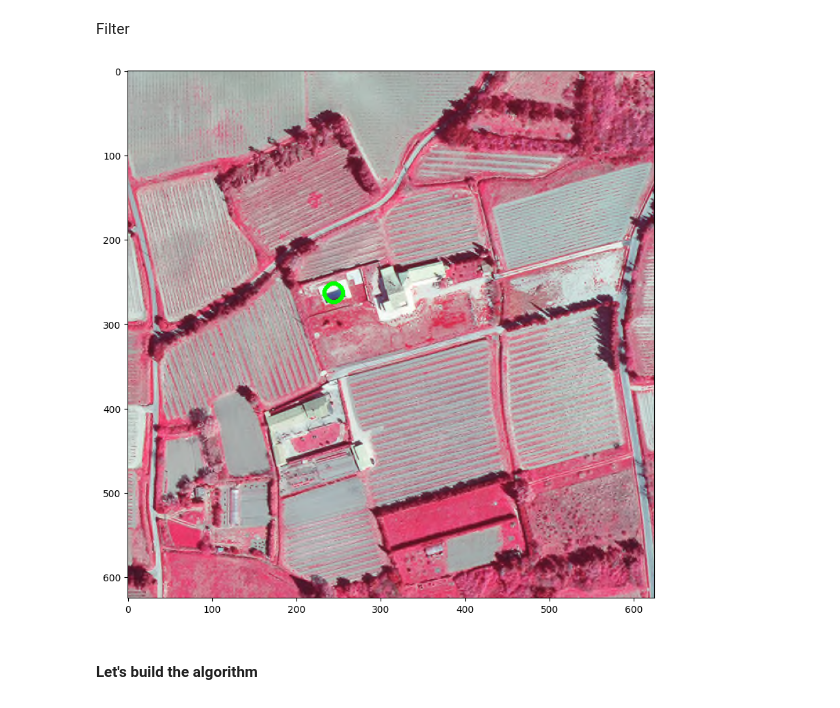
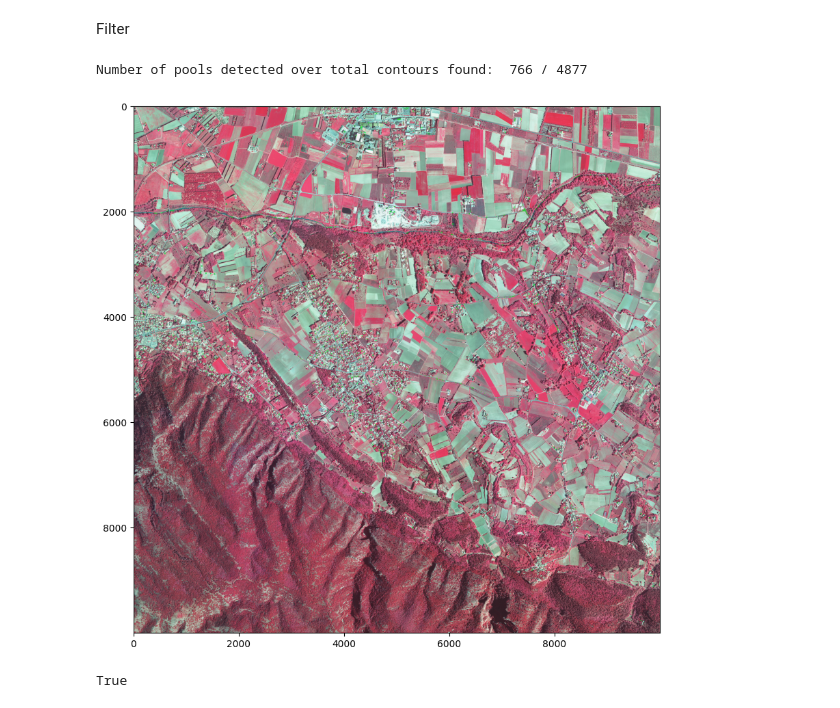
Before and after one commit to Coartix/PoolFinder, a Jupyter notebook: filter.ipynb, the cells around one changed output. Cells and saved outputs as stored; diff of their text form; code cells hidden in the pictures.

```diff
--- a/filter.ipynb
+++ b/filter.ipynb
@@ -21,2 +19,3 @@ Mounted at /content/drive
 # %%
-file_path = '/content/drive/My Drive/data'
+#file_path = '/content/drive/My Drive/data'
+file_path = './data/'
@@ -39,7 +21,0 @@ print("- nombre d'images:", len(files_grabbed), ', nb files info coord:', len(fi
-# %%
-def read_one(fname):
-    img = cv2.imread(fname)
-    img = cv2.cvtColor(img, cv2.COLOR_BGR2RGB)
-    return img
-fname = files_grabbed[0]
-full_img = read_one(fname)
@@ -58,0 +22,2 @@ img = img_split[0]
+# %%
+files_grabbed, files_info = grab_files(file_path)
@@ -76,56 +51,57 @@ def detect_pools(image):
     upper_yellow = np.array([30, 255, 255])
 
     # Orange color range
-    lower_orange = np.array([10, 100, 100])
+    lower_orange = np.array([10, 90, 90])
     upper_orange = np.array([20, 255, 255])
 
     # Red color range (might need two parts)
     # Lower red
-    lower_red1 = np.array([0, 100, 100])
+    lower_red1 = np.array([0, 75, 75])
     upper_red1 = np.array([10, 255, 255])
-    # Upper red
-    lower_red2 = np.array([170, 100, 100])
-    upper_red2 = np.array([180, 255, 255])
 
     # Create masks for each color
     mask_yellow = cv2.inRange(hsv, lower_yellow, upper_yellow)
     mask_orange = cv2.inRange(hsv, lower_orange, upper_orange)
     mask_red1 = cv2.inRange(hsv, lower_red1, upper_red1)
-    mask_red2 = cv2.inRange(hsv, lower_red2, upper_red2)
+    #mask_red2 = cv2.inRange(hsv, lower_red2, upper_red2)
 
     # Combine masks
     mask = cv2.bitwise_or(mask_yellow, mask_orange)
     mask = cv2.bitwise_or(mask, mask_red1)
-    mask = cv2.bitwise_or(mask, mask_red2)
+    #mask = cv2.bitwise_or(mask, mask_red2)
 
     # Find contours in the mask
     contours, _ = cv2.findContours(mask, cv2.RETR_EXTERNAL, cv2.CHAIN_APPROX_SIMPLE)
+    nb_contours = len(contours)
+    nb_contours_retained = 0
 
     # Filter for rectangular or circular shapes
     for cnt in contours:
-        # Approximate the contour to a polygon
-        approx = cv2.approxPolyDP(cnt, 0.01 * cv2.arcLength(cnt, True), True)
+        # Erase too small contours
+        (x, y), radius = cv2.minEnclosingCircle(cnt)
+        if radius < 3.2 or radius > 13:
+            continue
+        nb_contours_retained += 1
 
-        # Check for rectangular shapes
-        if len(approx) == 4:
-            cv2.drawContours(image, [approx], 0, (0, 255, 0), 3)  # Green rectangle
+        center = (int(x), int(y))
+        radius = int(radius)
+        cv2.circle(image, center, radius, (0, 255, 0), 3)
 
-        # Check for circular shapes
-        elif len(approx) > 10:
-            (x, y), radius = cv2.minEnclosingCircle(cnt)
-            center = (int(x), int(y))
-            radius = int(radius)
-            cv2.circle(image, center, radius, (0, 255, 0), 3)  # Green circle
+    # Display the number of pools detected
+    print("Number of pools detected over total contours found: ", nb_contours_retained, "/", nb_contours)
 
     return image
 
-img_copy = np.copy(img)
+img_copy = np.copy(full_img)
 result = detect_pools(img_copy)
 if result is not None:
     plt.figure(figsize=(20,10))
     plt.imshow(result)
     plt.show()
+
+# Save the image
+cv2.imwrite('analysis/result.jpg', result)
 # %% [output]
+Number of pools detected over total contours found:  766 / 4877
-[figure, old version]
+[figure, new version]
+True
-# %% [markdown]
-#### Let's build the algorithm
```
Also changed, not shown: parts of 25 cells of this notebook, 6 other files.
